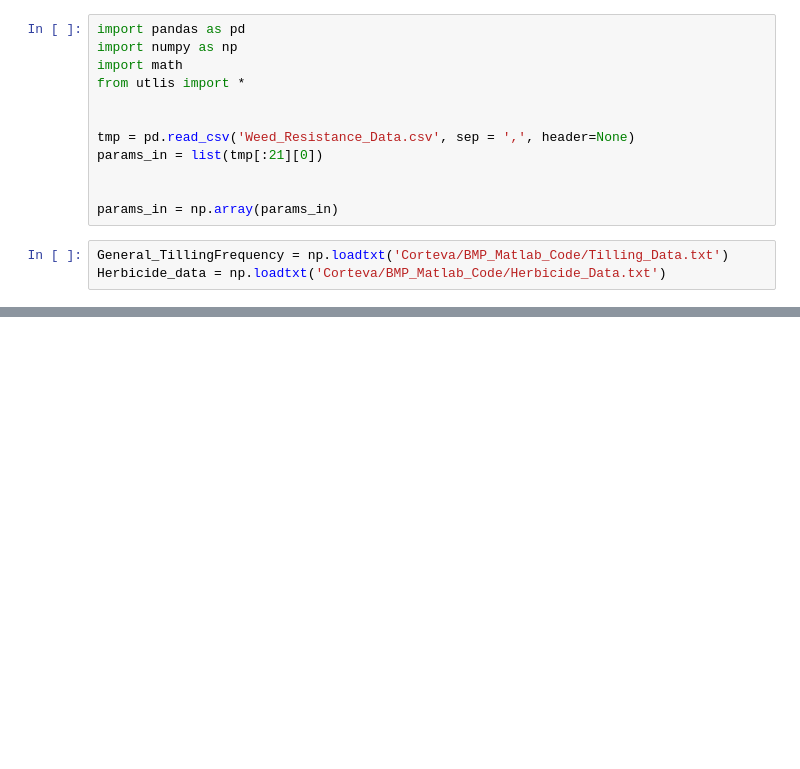
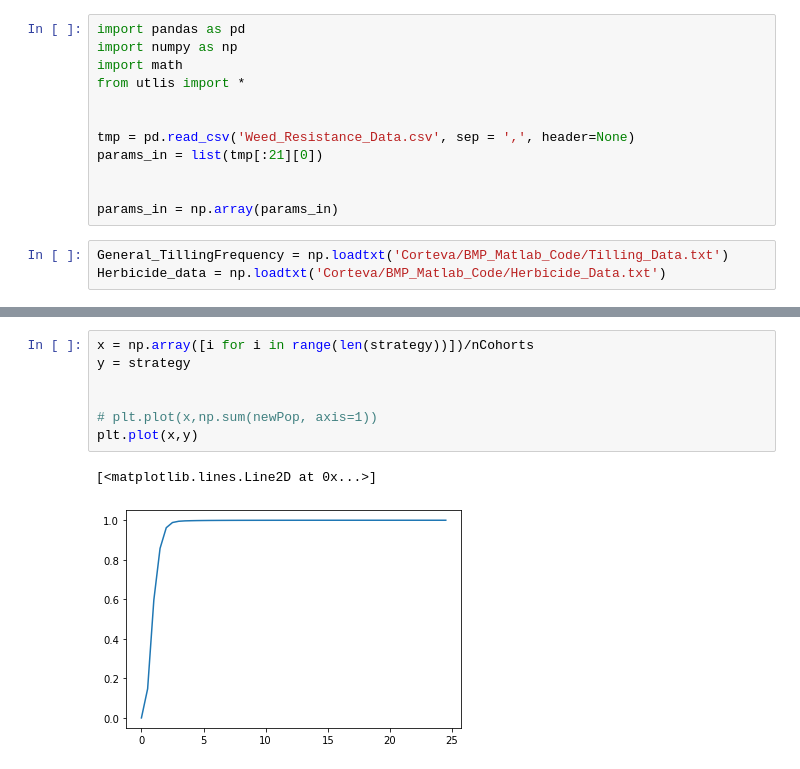
Before and after one commit to Sakib1418/Corteva, a Jupyter notebook: herbicide_model.ipynb, the cells around one changed output, grey strips where cells are left out. Saved outputs shown, nothing was run; the diff lists cells and outputs as text; blank space fills up the shorter version.

```diff
--- a/herbicide_model.ipynb
+++ b/herbicide_model.ipynb
@@ -266,0 +309,10 @@ starting year and cohort are:  25  &  1
+# %%
+x = np.array([i for i in range(len(strategy))])/nCohorts
+y = strategy
+
+
+# plt.plot(x,np.sum(newPop, axis=1))
+plt.plot(x,y)
+# %% [output]
+[<matplotlib.lines.Line2D at 0x...>]
+[figure, added]
```
Also changed, not shown: parts of 14 cells of this notebook, 2 other files.
